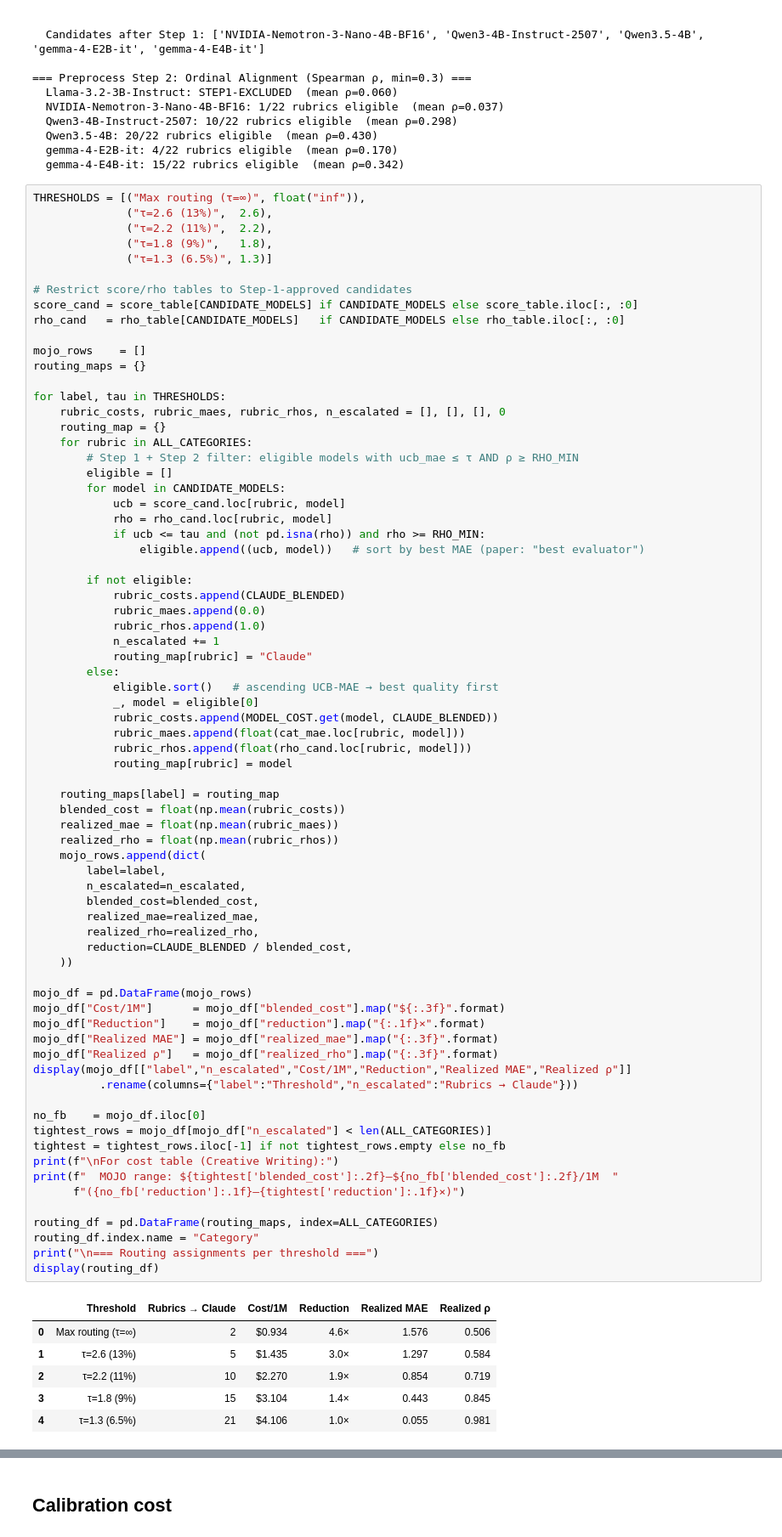
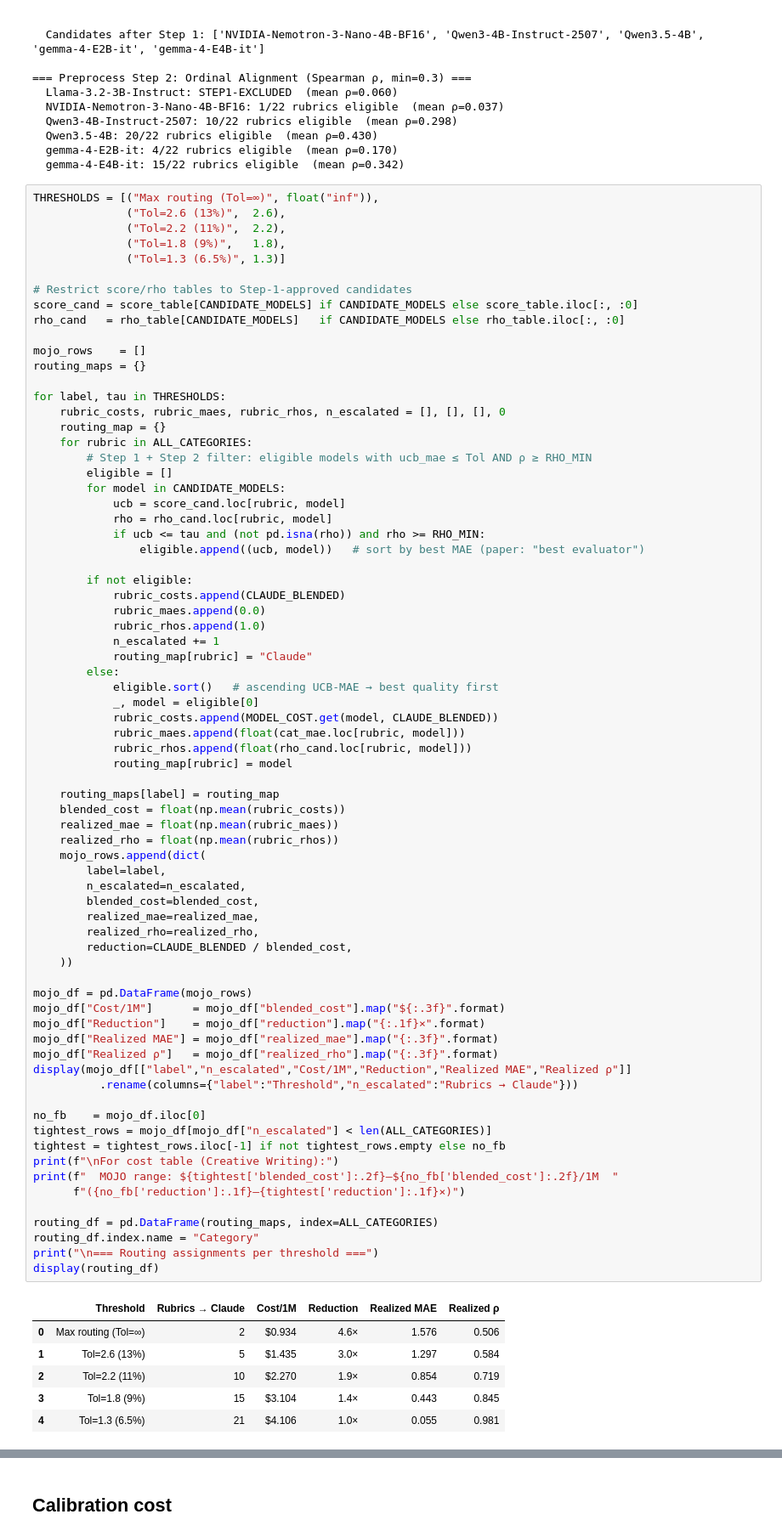
Before and after one commit to JaeHyun-Cha-00/MCP-LLM-as-Judge, a Jupyter notebook: creative_writing/notebooks/03_mojo.ipynb, the cells around one changed output, grey strips where cells are left out. Shown at 85% size. Saved outputs shown, nothing was run; the diff lists cells and outputs as text.

```diff
--- a/creative_writing/notebooks/03_mojo.ipynb
+++ b/creative_writing/notebooks/03_mojo.ipynb
@@ -278,11 +278,11 @@ for m in evaluator_names:
   gemma-4-E2B-it: 4/22 rubrics eligible  (mean ρ=0.170)
   gemma-4-E4B-it: 15/22 rubrics eligible  (mean ρ=0.342)
 # %%
-THRESHOLDS = [("Max routing (τ=∞)", float("inf")),
-              ("τ=2.6 (13%)",  2.6),
-              ("τ=2.2 (11%)",  2.2),
-              ("τ=1.8 (9%)",   1.8),
-              ("τ=1.3 (6.5%)", 1.3)]
+THRESHOLDS = [("Max routing (Tol=∞)", float("inf")),
+              ("Tol=2.6 (13%)",  2.6),
+              ("Tol=2.2 (11%)",  2.2),
+              ("Tol=1.8 (9%)",   1.8),
+              ("Tol=1.3 (6.5%)", 1.3)]
 
 # Restrict score/rho tables to Step-1-approved candidates
 score_cand = score_table[CANDIDATE_MODELS] if CANDIDATE_MODELS else score_table.iloc[:, :0]
@@ -295,7 +295,7 @@ for label, tau in THRESHOLDS:
     rubric_costs, rubric_maes, rubric_rhos, n_escalated = [], [], [], 0
     routing_map = {}
     for rubric in ALL_CATEGORIES:
-        # Step 1 + Step 2 filter: eligible models with ucb_mae ≤ τ AND ρ ≥ RHO_MIN
+        # Step 1 + Step 2 filter: eligible models with ucb_mae ≤ Tol AND ρ ≥ RHO_MIN
         eligible = []
         for model in CANDIDATE_MODELS:
             ucb = score_cand.loc[rubric, model]
@@ -324,38 +324,38 @@ for label, tau in THRESHOLDS:
     mojo_rows.append(dict(
         label=label,
         n_escalated=n_escalated,
         blended_cost=blended_cost,
         realized_mae=realized_mae,
         realized_rho=realized_rho,
         reduction=CLAUDE_BLENDED / blended_cost,
     ))
 
 mojo_df = pd.DataFrame(mojo_rows)
 mojo_df["Cost/1M"]      = mojo_df["blended_cost"].map("${:.3f}".format)
 mojo_df["Reduction"]    = mojo_df["reduction"].map("{:.1f}×".format)
 mojo_df["Realized MAE"] = mojo_df["realized_mae"].map("{:.3f}".format)
 mojo_df["Realized ρ"]   = mojo_df["realized_rho"].map("{:.3f}".format)
 display(mojo_df[["label","n_escalated","Cost/1M","Reduction","Realized MAE","Realized ρ"]]
           .rename(columns={"label":"Threshold","n_escalated":"Rubrics → Claude"}))
 
 no_fb    = mojo_df.iloc[0]
 tightest_rows = mojo_df[mojo_df["n_escalated"] < len(ALL_CATEGORIES)]
 tightest = tightest_rows.iloc[-1] if not tightest_rows.empty else no_fb
 print(f"\nFor cost table (Creative Writing):")
 print(f"  MOJO range: ${tightest['blended_cost']:.2f}–${no_fb['blended_cost']:.2f}/1M  "
       f"({no_fb['reduction']:.1f}–{tightest['reduction']:.1f}×)")
 
 routing_df = pd.DataFrame(routing_maps, index=ALL_CATEGORIES)
 routing_df.index.name = "Category"
 print("\n=== Routing assignments per threshold ===")
 display(routing_df)
 # %% [output]
 |  | Threshold | Rubrics → Claude | Cost/1M | Reduction | Realized MAE | Realized ρ |
-| 0 | Max routing (τ=∞) | 2 | $0.934 | 4.6× | 1.576 | 0.506 |
-| 1 | τ=2.6 (13%) | 5 | $1.435 | 3.0× | 1.297 | 0.584 |
-| 2 | τ=2.2 (11%) | 10 | $2.270 | 1.9× | 0.854 | 0.719 |
-| 3 | τ=1.8 (9%) | 15 | $3.104 | 1.4× | 0.443 | 0.845 |
-| 4 | τ=1.3 (6.5%) | 21 | $4.106 | 1.0× | 0.055 | 0.981 |
+| 0 | Max routing (Tol=∞) | 2 | $0.934 | 4.6× | 1.576 | 0.506 |
+| 1 | Tol=2.6 (13%) | 5 | $1.435 | 3.0× | 1.297 | 0.584 |
+| 2 | Tol=2.2 (11%) | 10 | $2.270 | 1.9× | 0.854 | 0.719 |
+| 3 | Tol=1.8 (9%) | 15 | $3.104 | 1.4× | 0.443 | 0.845 |
+| 4 | Tol=1.3 (6.5%) | 21 | $4.106 | 1.0× | 0.055 | 0.981 |
 For cost table (Creative Writing):
   MOJO range: $4.11–$0.93/1M  (4.6–1.0×)
 
```
Also changed, not shown: parts of 2 cells of this notebook, 1 other file.
